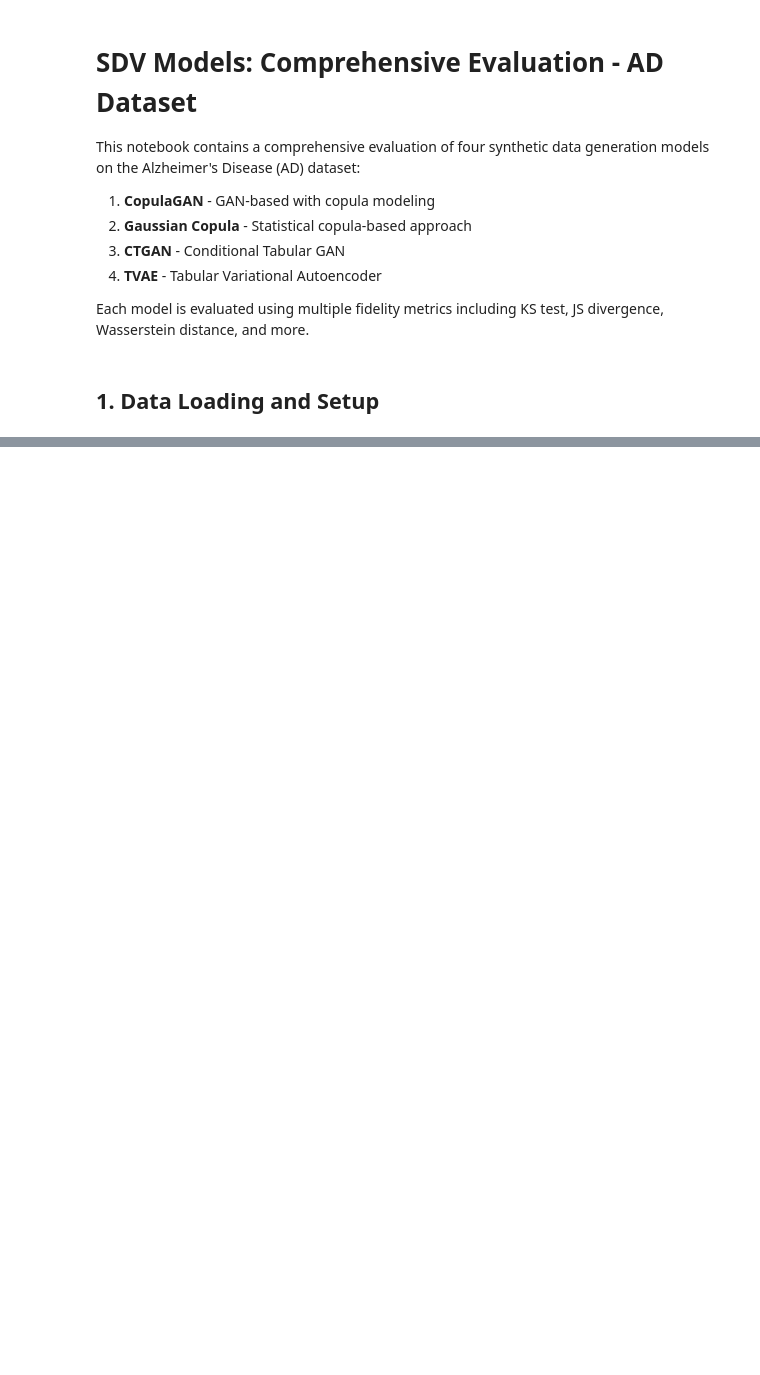
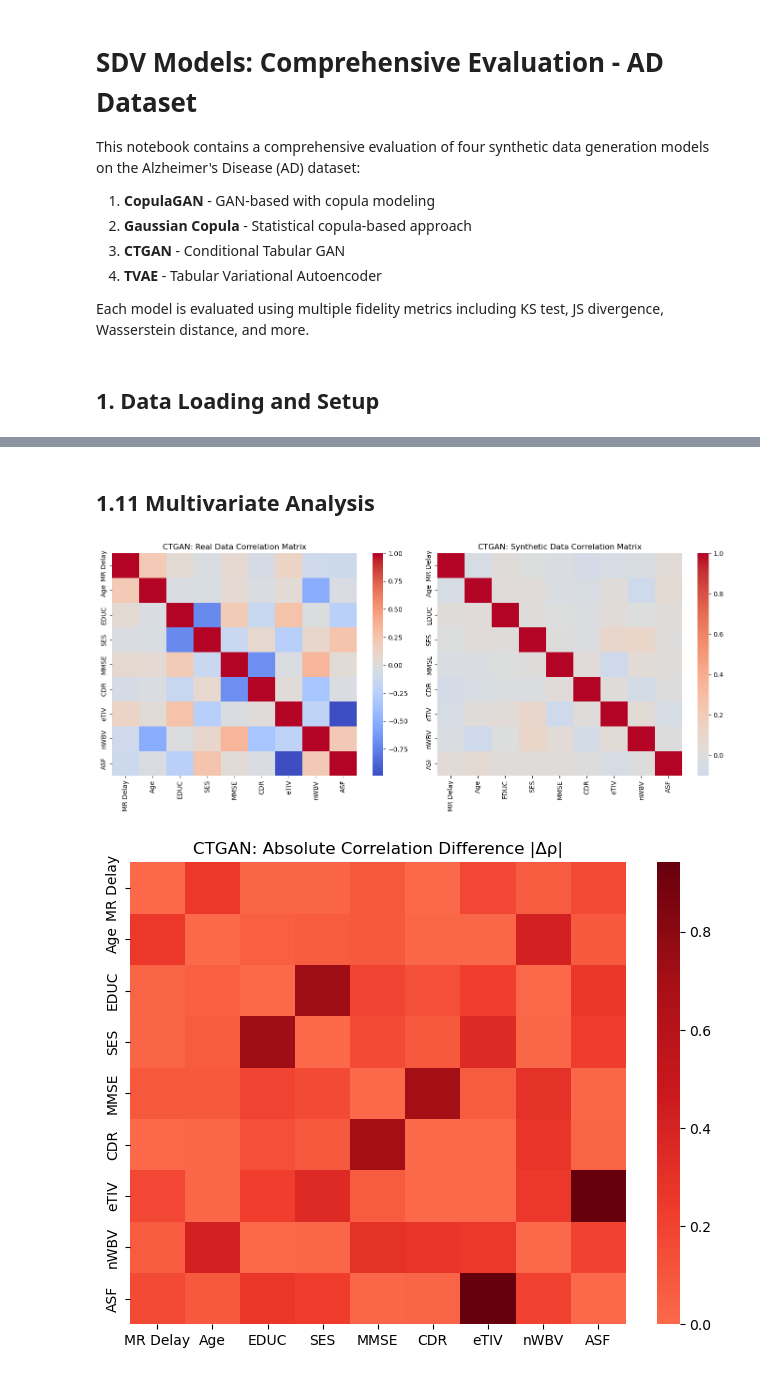
Before and after one commit to bdsul/Synthetic-data_Audit, a Jupyter notebook: Notebooks/notebook_ad_dataset.ipynb, the cells around one changed output, grey strips where cells are left out. Saved outputs shown, nothing was run; the diff lists cells and outputs as text; code cells hidden in the pictures; blank space fills up the shorter version.

```diff
--- a/Notebooks/notebook_ad_dataset.ipynb
+++ b/Notebooks/notebook_ad_dataset.ipynb
@@ -1133,0 +421,15 @@ GaussianCopula (AD) - Two-Sample Classifier Accuracy: 0.9831
+# %%
+real_df_ctgan = real_df
+synth_df_ctgan = synthetic_data_ctgan
+synth_df_ctgan = synth_df_ctgan[real_df_ctgan.columns]
+
+corr_results_ctgan, target_results_ctgan = bivariate_quality_ad(
+    real_df=real_df_ctgan,
+    synth_df=synth_df_ctgan
+)
+
+print("CTGAN - Largest differences in pairwise correlations:")
+print(corr_results_ctgan.head(10))
+print('================================')
+print("CTGAN - Features that differ most by diagnosis class:")
+print(target_results_ctgan.head(10))
@@ -1133,0 +454,25 @@ GaussianCopula (AD) - Two-Sample Classifier Accuracy: 0.9831
+# %% [markdown]
+## 1.11 Multivariate Analysis
+# %%
+# Correlation heatmaps for CopulaGAN
+
+num_cols = [c for c in real_df_ctgan.columns if c != "Group"]
+
+fig, axes = plt.subplots(1, 2, figsize=(14, 6))
+sns.heatmap(real_df_ctgan[num_cols].corr(), cmap="coolwarm", center=0, ax=axes[0])
+axes[0].set_title("CTGAN: Real Data Correlation Matrix")
+
+sns.heatmap(synth_df_ctgan[num_cols].corr(), cmap="coolwarm", center=0, ax=axes[1])
+axes[1].set_title("CTGAN: Synthetic Data Correlation Matrix")
+
+plt.tight_layout()
+plt.show()
+
+diff_corr_copulagan = abs(real_df_ctgan[num_cols].corr() - synth_df_ctgan[num_cols].corr())
+plt.figure(figsize=(8,6))
+sns.heatmap(diff_corr_copulagan, cmap="Reds", center=0)
+plt.title("CTGAN: Absolute Correlation Difference |Δρ|")
+plt.show()
+# %% [output]
+[figure, added]
+[figure, added]
```
Also changed, not shown: parts of 128 cells of this notebook.
